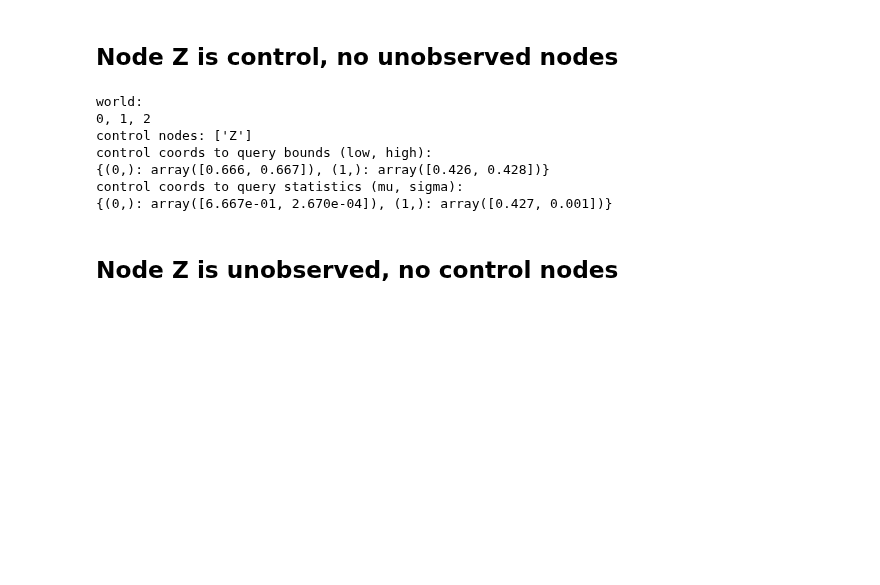
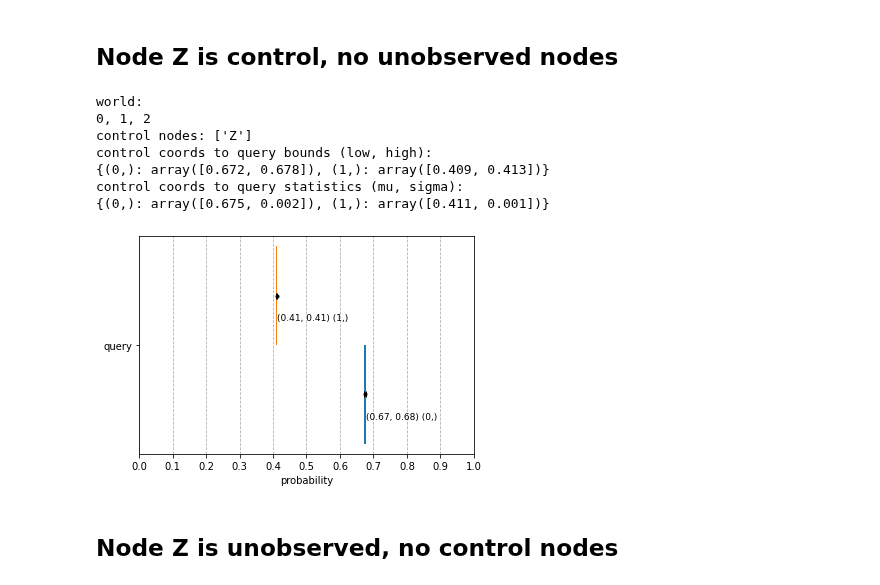
Before and after one commit to rrtucci/JudeasRx, a Jupyter notebook: jupyter_notebooks/identifiability_backdoor.ipynb, the cells around one changed output. Cells and saved outputs as stored; diff of their text form; code cells hidden in the pictures; blank space fills up the shorter version.

```diff
--- a/jupyter_notebooks/identifiability_backdoor.ipynb
+++ b/jupyter_notebooks/identifiability_backdoor.ipynb
@@ -124,26 +124,30 @@ X , parents=[] , children=['Y']
 # %%
 nd_Z = in_bnet.get_node_named("Z")
 trol_list = [nd_Z]
 unobs_nd_list = []
 doX_bnet.set_trol_and_unobs_nodes(trol_list, unobs_nd_list)
 checker = IdentifiabilityChecker.IdentifiabilityChecker(doX_bnet,
                           num_1world_samples=50000,
                           num_worlds=3)
 checker.set_query_bds_and_stats()
 print("control nodes:",
       [nd.name for nd in checker.trol_list])
 print("control coords to query bounds (low, high):")
 pprint(dict(checker.get_query_bds()))
 print("control coords to query statistics (mu, sigma):")
 pprint(dict(checker.get_query_stats()))
+Plotter_nz.plot_query_bds(checker.get_query_bds(),
+    zname_to_query_stats=checker.get_query_stats(),
+    horizontal=True)
 # %% [output]
 world:
 0, 1, 2
 control nodes: ['Z']
 control coords to query bounds (low, high):
-{(0,): array([0.666, 0.667]), (1,): array([0.426, 0.428])}
+{(0,): array([0.672, 0.678]), (1,): array([0.409, 0.413])}
 control coords to query statistics (mu, sigma):
-{(0,): array([6.667e-01, 2.670e-04]), (1,): array([0.427, 0.001])}
+{(0,): array([0.675, 0.002]), (1,): array([0.411, 0.001])}
+[figure, added]
 # %% [markdown]
 ## Node Z is unobserved, no control nodes
 # %%
```
Also changed, not shown: parts of 6 cells of this notebook, 4 other files.
